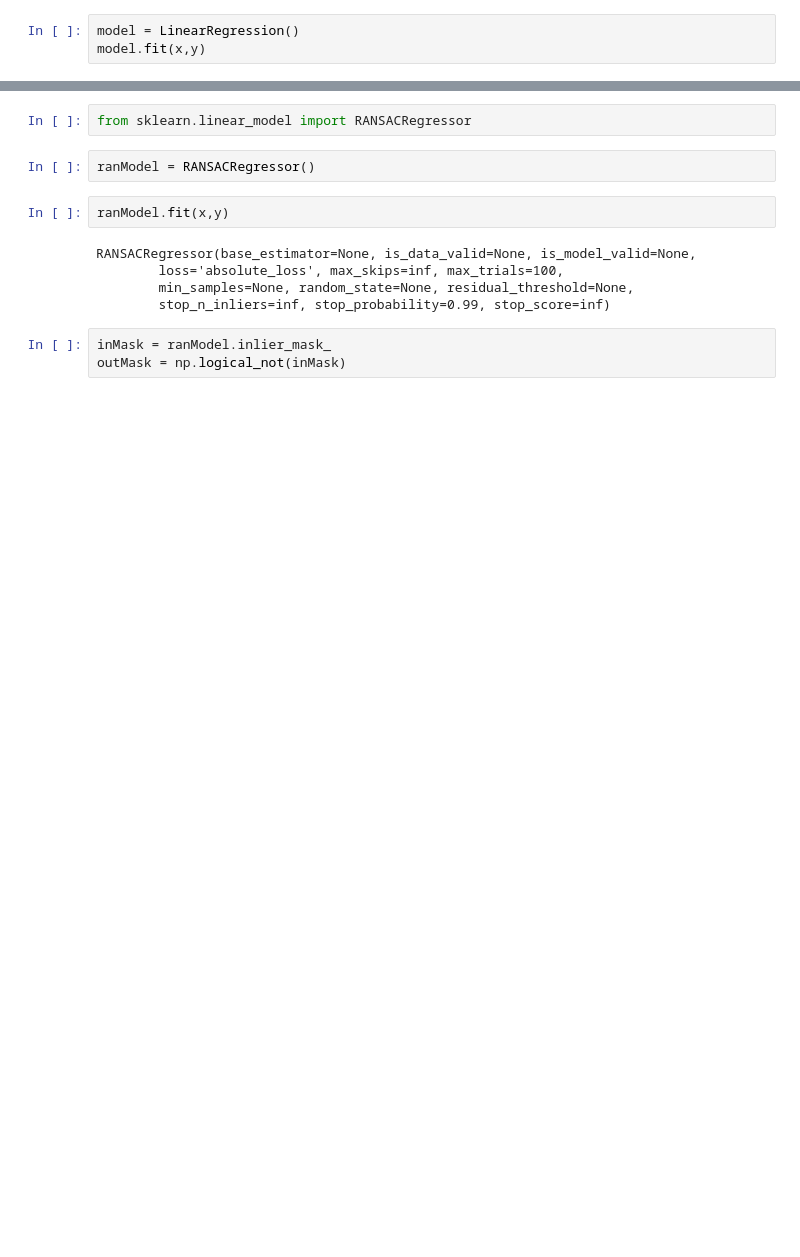
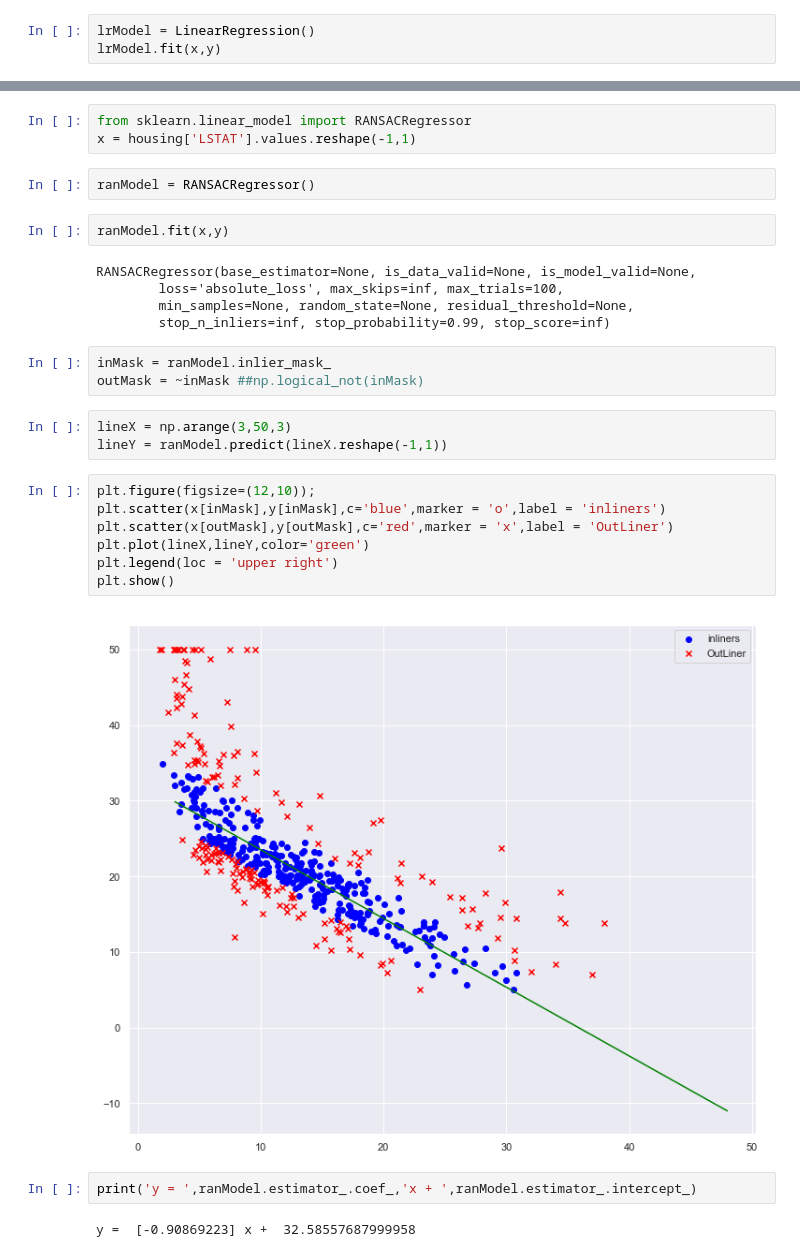
Before and after one commit to 60d-RA-3Eh/helloML, a Jupyter notebook: 03 Regression.ipynb, the cells around one changed output, grey strips where cells are left out. Drawn from its saved outputs; the diff is of its cells as text; blank space fills up the shorter version.

```diff
--- a/03 Regression.ipynb
+++ b/03 Regression.ipynb
@@ -28,8 +30,8 @@ x = housing['RM'].values.reshape(-1,1)
 # %%
 y = housing['MEDV'].values
 # %%
-model = LinearRegression()
-model.fit(x,y)
+lrModel = LinearRegression()
+lrModel.fit(x,y)
 # %% [output]
 LinearRegression(copy_X=True, fit_intercept=True, n_jobs=None,
          normalize=False)
@@ -41,5 +46,6 @@ plt.show()
 # %%
 from sklearn.linear_model import RANSACRegressor
+x = housing['LSTAT'].values.reshape(-1,1)
 # %%
 ranModel = RANSACRegressor()
 # %%
@@ -51,4 +57,20 @@ RANSACRegressor(base_estimator=None, is_data_valid=None, is_model_valid=None,
         stop_n_inliers=inf, stop_probability=0.99, stop_score=inf)
 # %%
 inMask = ranModel.inlier_mask_
-outMask = np.logical_not(inMask)
+outMask = ~inMask ##np.logical_not(inMask)
+# %%
+lineX = np.arange(3,50,3)
+lineY = ranModel.predict(lineX.reshape(-1,1))
+# %%
+plt.figure(figsize=(12,10));
+plt.scatter(x[inMask],y[inMask],c='blue',marker = 'o',label = 'inliners')
+plt.scatter(x[outMask],y[outMask],c='red',marker = 'x',label = 'OutLiner')
+plt.plot(lineX,lineY,color='green')
+plt.legend(loc = 'upper right')
+plt.show()
+# %% [output]
+[figure, added]
+# %%
+print('y = ',ranModel.estimator_.coef_,'x + ',ranModel.estimator_.intercept_)
+# %% [output]
+y =  [-0.90869223] x +  32.58557687999958
```
Also changed, not shown: parts of 55 cells of this notebook.
